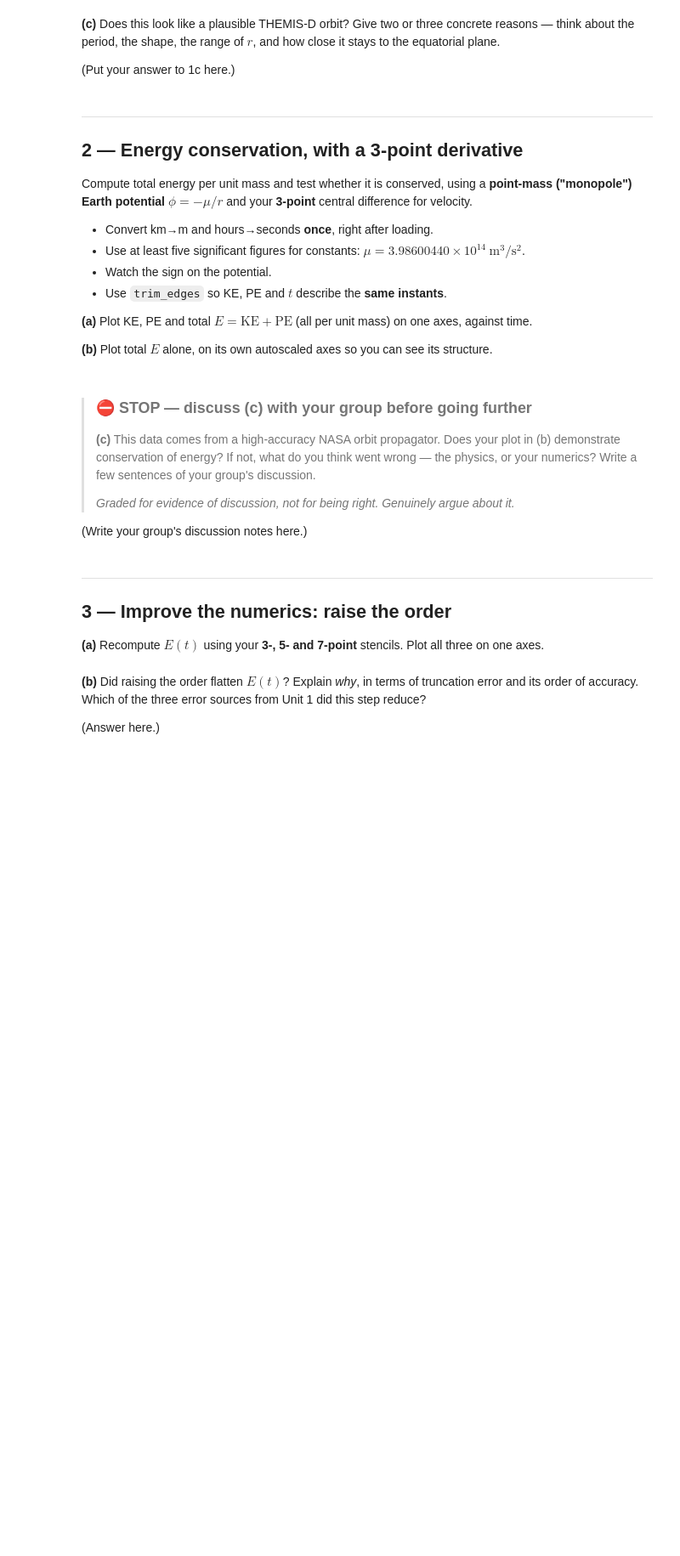
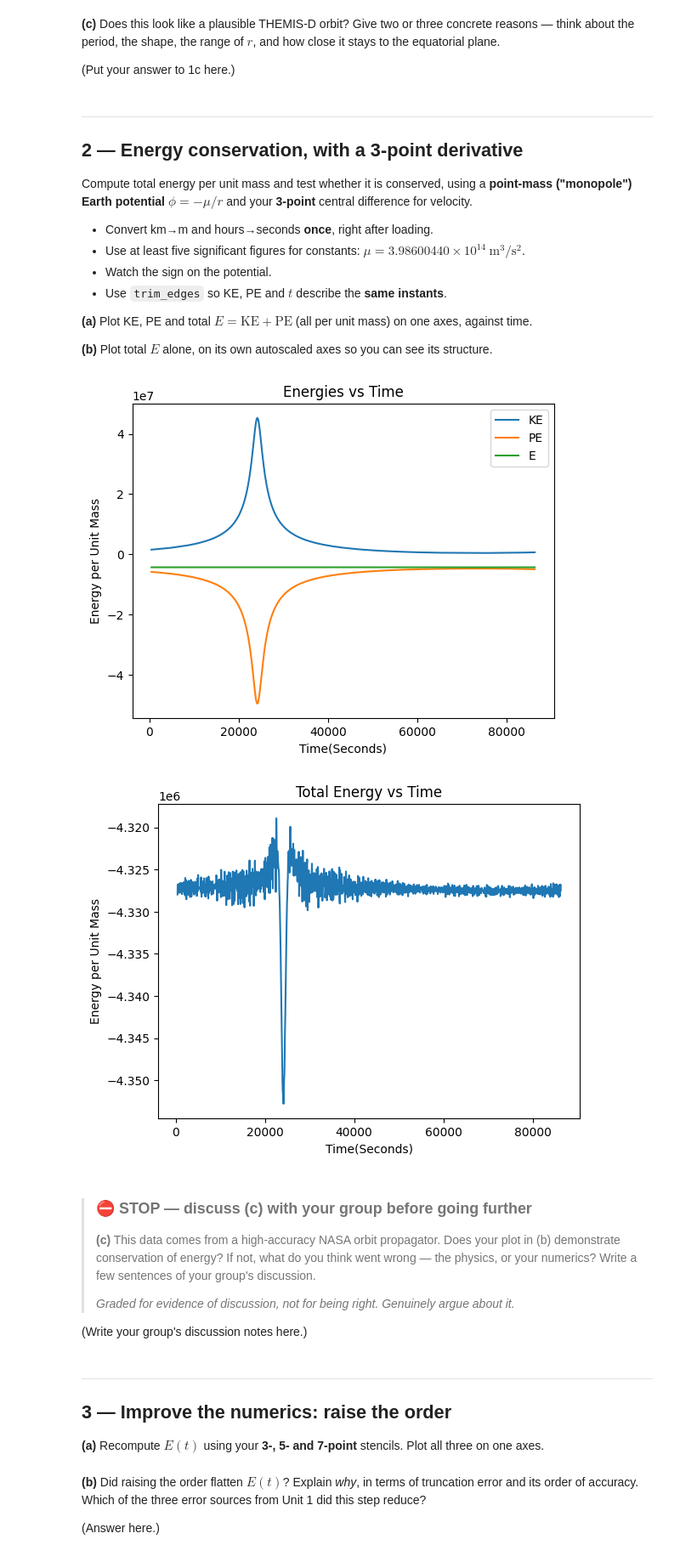
Before and after one commit to wrokh/Assignment1, a Jupyter notebook: AssignmentOne.ipynb, the cells around one changed output. Shown at 85% size. Drawn from its saved outputs; the diff is of its cells as text; code cells hidden in the pictures; blank space fills up the shorter version.

Commit message:
Part 2 Complete
Finished part 2 and changed central dif to also work with the other two
stencil sizes just to see how using those different stencils would
impact the derivatives

```diff
--- a/AssignmentOne.ipynb
+++ b/AssignmentOne.ipynb
@@ -64,9 +64,12 @@ import matplotlib.pyplot as plt
 def central_diff(y, h, stencil=3):
     '''Numerical derivative by a central finite difference. stencil = 3, 5 or 7.'''
     if stencil == 3:
-        # ⭐ YOUR CODE HERE -- one line, using slices. Delete the raise below.
-        d = (y[2:]-y[:-2])/(2*h)
-    return d
+        return (y[2:] - y[:-2]) / (2 * h)
+    if stencil == 5:
+        return (y[:-4] - 8*y[1:-3] + 8*y[3:-1] - y[4:]) / (12 * h)
+    if stencil == 7:
+        return (-y[:-6] + 9*y[1:-5] - 45*y[2:-4] + 45*y[4:-2] - 9*y[5:-1]+ y[6:]) / (60 * h)
+    raise ValueError('stencil must be 3, 5 or 7')
 
 def trim_edges(arr, n):
     '''Drop n points from each end of arr.'''
@@ -196,24 +199,75 @@ time.
 # %%
 # Physical constants. Use at least five significant figures.
 # RE = ...
 # MU = ...     # standard gravitational parameter, mu = G*M_Earth
 
-
+# KE = 0.5mv^2
+# PE = -u/r
 def q2_plots(time, position):
     """
     Docstring goes here
     """
     # Apply central_diff with stencil=3 to each component of position.
     # Then use trim_edges on BOTH the time axis and the position, so that
     # KE, PE and t all describe the same instants.
-    # Code goes here
+    u = 3.98600440e14
+    # Convert position to Meters
+    positionMeter = position*1000
+
+    # Find Step
+    step = time[1] - time[0]
+
+    # Velocity calculations
+    stencil = 3
+    if stencil == 3:
+        trim = 1
+    if stencil == 5:
+        trim = 2
+    if stencil == 7:
+        trim = 3
+    vx = central_diff(positionMeter[:,0], step, stencil)
+    vy = central_diff(positionMeter[:,1], step, stencil)
+    vz = central_diff(positionMeter[:,2], step, stencil)
+    # Central diff was used so both position and time must be trimmed to be used with this data
+
+    trimmedTime = trim_edges(time,trim)
+    trimmedPosition = trim_edges(positionMeter,trim)
+
+    # Need Radius to Earth for PE
+    r = np.sqrt(trimmedPosition[:,0]**2+trimmedPosition[:,1]**2+trimmedPosition[:,2]**2)
+
+    # Energy Equations
+    KE = 0.5*(vx**2+vy**2+vz**2)
+    PE = -u/r
+    E = KE+PE
+
+    # Plot a)
+    plt.figure()
+    plt.plot(trimmedTime,KE,label="KE")
+    plt.plot(trimmedTime,PE,label="PE")
+    plt.plot(trimmedTime,E,label="E")
+    plt.xlabel("Time(Seconds)")
+    plt.ylabel("Energy per Unit Mass")
+    plt.title("Energies vs Time")
+    plt.legend()
+    plt.show()
+    # Plot b)
+    plt.figure()
+    plt.plot(trimmedTime,E,label="E")
+    plt.xlabel("Time(Seconds)")
+    plt.ylabel("Energy per Unit Mass")
+    plt.title("Total Energy vs Time")
+    plt.show()
 
 
 # It is best not to rely on global variables computed in a previous cell,
 # so load the data again rather than reusing time and position from above.
 filename = 'data.txt'
 time, position = read_orbit_file(filename, n_header_lines=10)
 q2_plots(time, position)
+# %% [output]
+[figure, added]
+[figure, added]
 # %% [markdown]
 > ### ⛔ STOP — discuss (c) with your group before going further
 >
```
Also changed, not shown: parts of 1 cell of this notebook.
